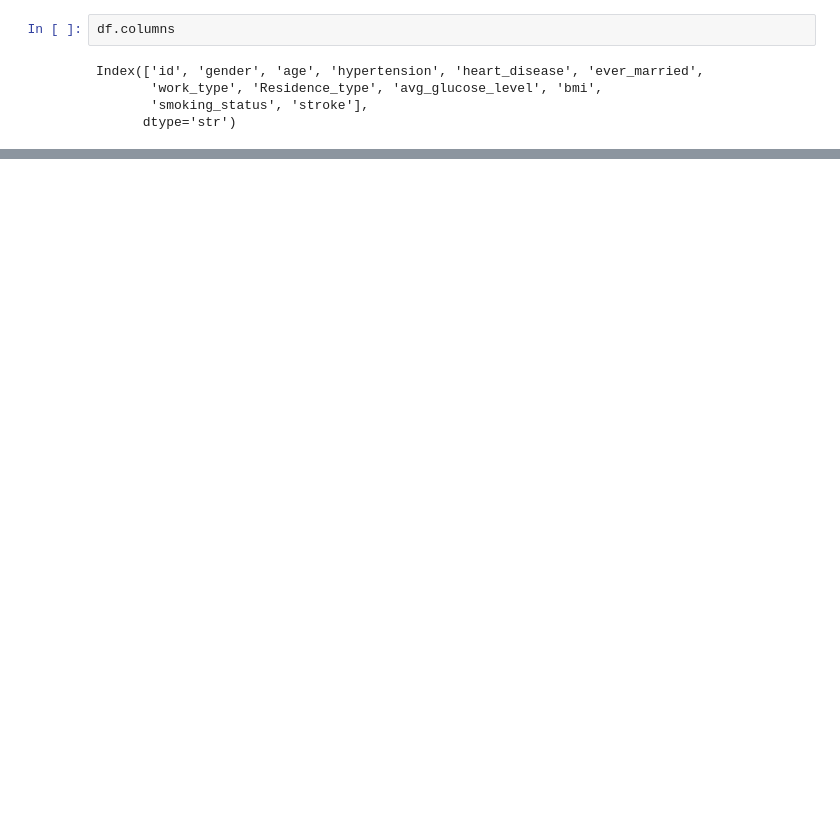
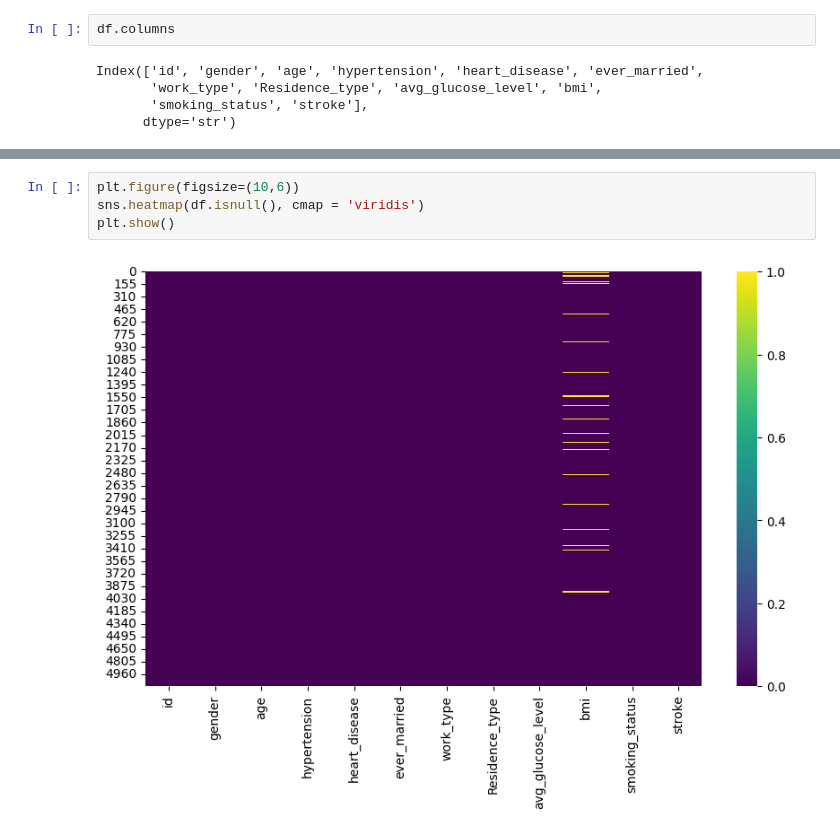
Before and after one commit to darpanadh/AI-Bootcamp, a Jupyter notebook: A4/stroke_prediction.ipynb, the cells around one changed output, grey strips where cells are left out. Saved outputs shown, nothing was run; the diff lists cells and outputs as text; blank space fills up the shorter version.

```diff
--- a/A4/stroke_prediction.ipynb
+++ b/A4/stroke_prediction.ipynb
@@ -86,0 +104,6 @@ Index(['id', 'gender', 'age', 'hypertension', 'heart_disease', 'ever_married',
+# %%
+plt.figure(figsize=(10,6))
+sns.heatmap(df.isnull(), cmap = 'viridis')
+plt.show()
+# %% [output]
+[figure, added]
```
Also changed, not shown: parts of 51 cells of this notebook.
